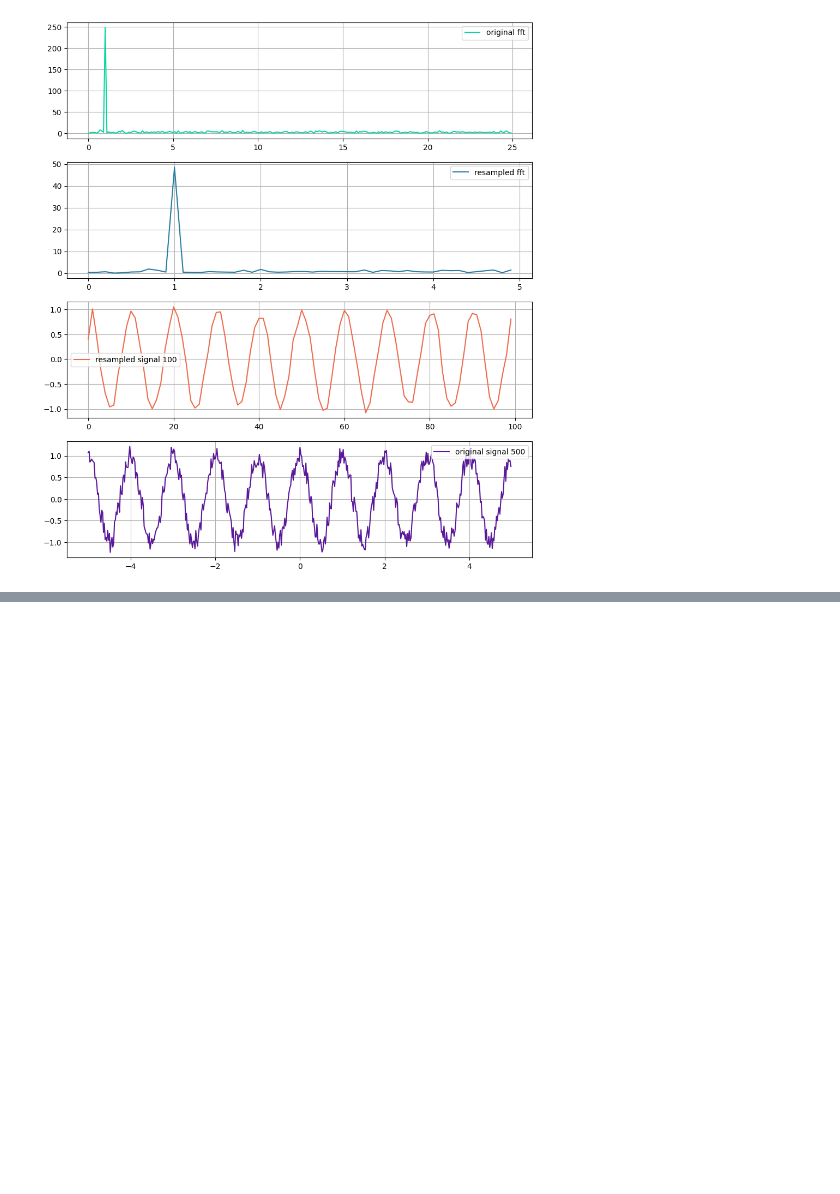
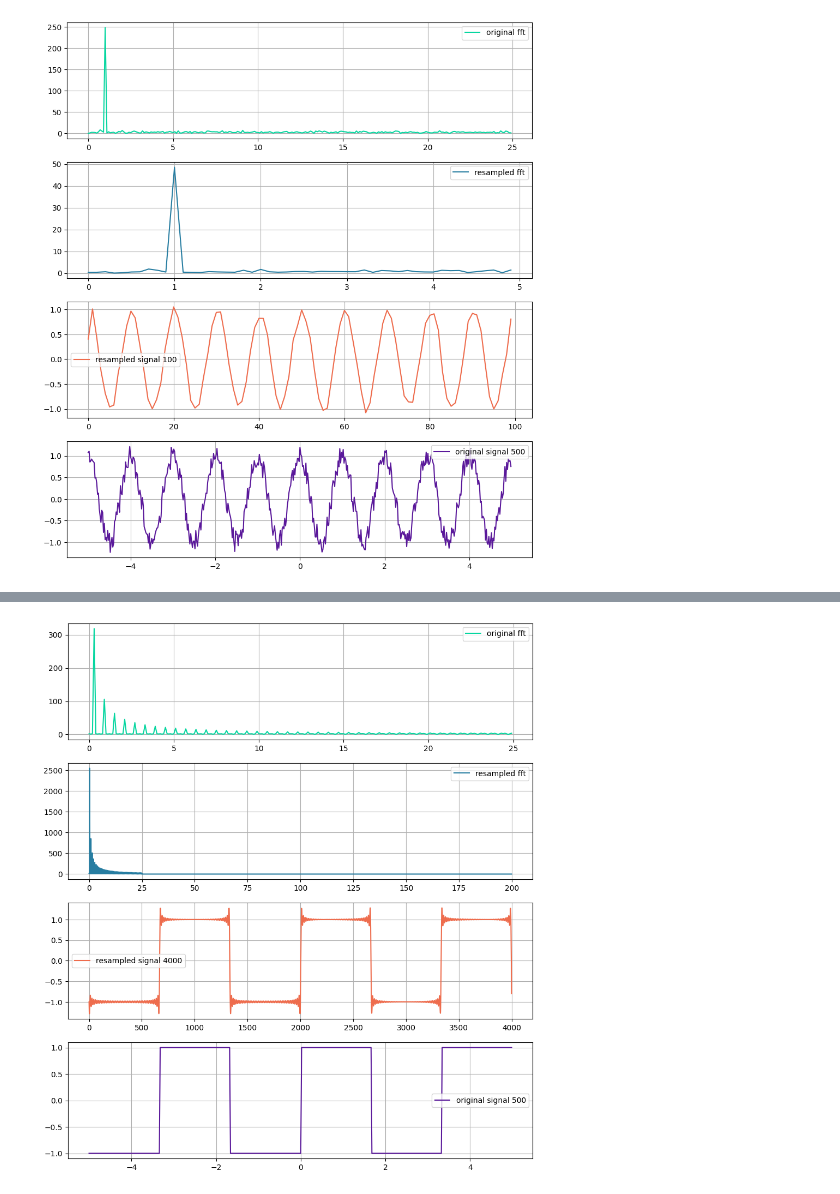
Before and after one commit to Altair200333/dataProcessing_nsu, a Jupyter notebook: task6_discr.ipynb, the cells around one changed output, grey strips where cells are left out. Drawn from its saved outputs; the diff is of its cells as text; code cells hidden in the pictures; blank space fills up the shorter version.

```diff
--- a/task6_discr.ipynb
+++ b/task6_discr.ipynb
@@ -178,0 +184,4 @@ sampleRateConv(data, 100)
+# %%
+sampleRateConv(signal.square(2 * np.pi * 0.3 * x), 4000)
+# %% [output]
+[figure, added]
```
Also changed, not shown: parts of 1 cell of this notebook.
